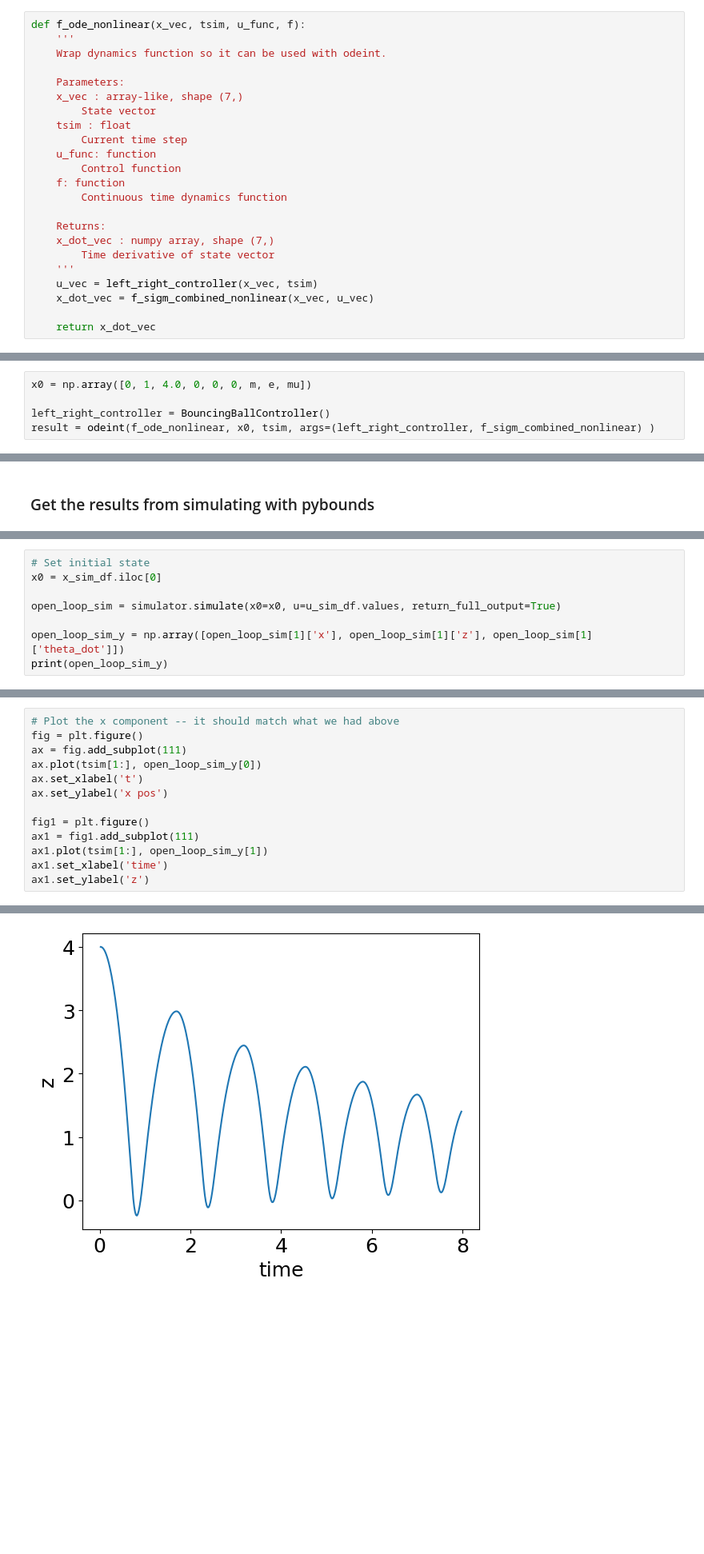
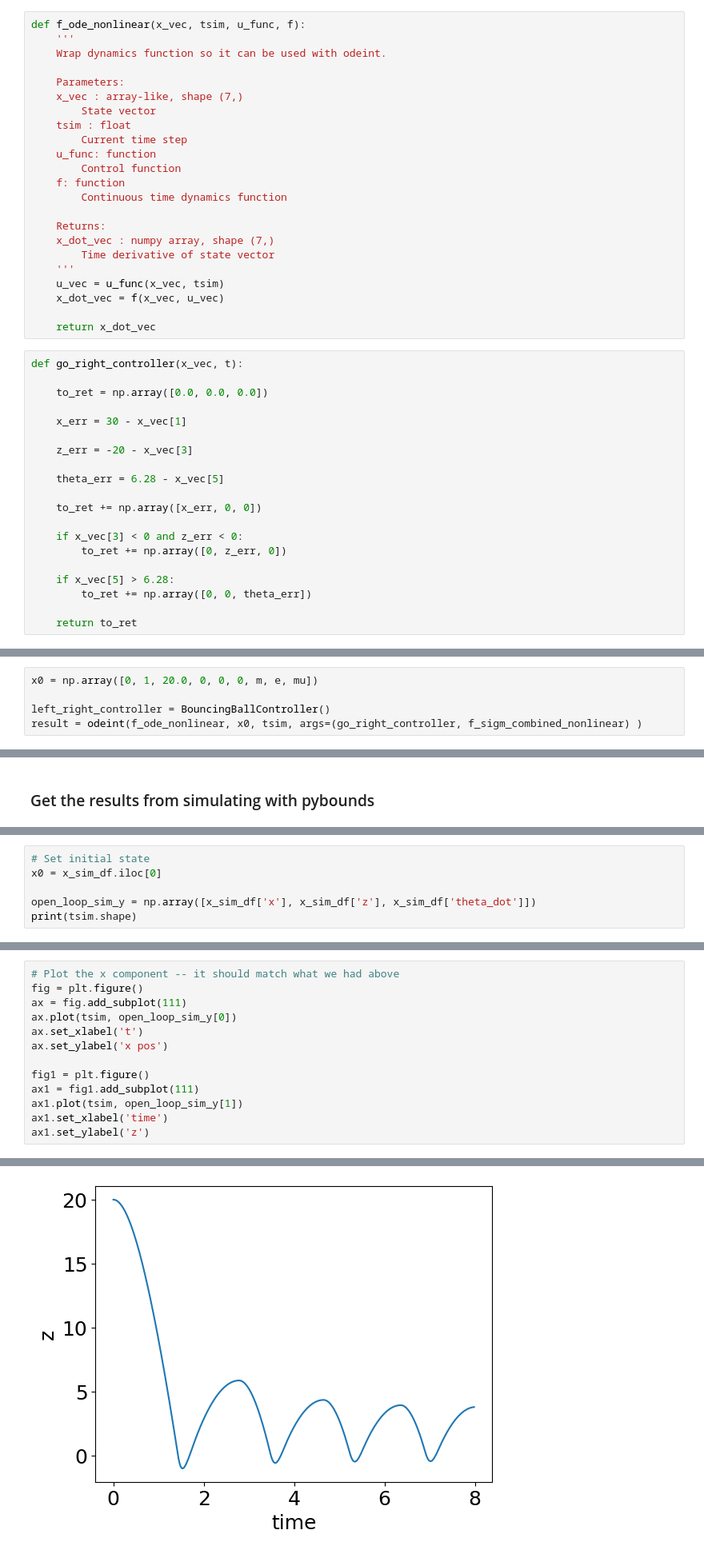
Before and after one commit to tylerjohnbecker/Nonlinear_and_Data_Driven_Estimation, a Jupyter notebook: BouncingBall.ipynb, the cells around one changed output, grey strips where cells are left out. Shown at 80% size. Drawn from its saved outputs; the diff is of its cells as text; blank space fills up the shorter version.

```diff
--- a/BouncingBall.ipynb
+++ b/BouncingBall.ipynb
@@ -713,17 +633,37 @@ def f_ode_nonlinear(x_vec, tsim, u_func, f):
     x_dot_vec : numpy array, shape (7,)
         Time derivative of state vector
     '''
-    u_vec = left_right_controller(x_vec, tsim)
-    x_dot_vec = f_sigm_combined_nonlinear(x_vec, u_vec)
+    u_vec = u_func(x_vec, tsim)
+    x_dot_vec = f(x_vec, u_vec)
 
     return x_dot_vec
+# %%
+def go_right_controller(x_vec, t):
+
+    to_ret = np.array([0.0, 0.0, 0.0])
+
+    x_err = 30 - x_vec[1]
+
+    z_err = -20 - x_vec[3]
+
+    theta_err = 6.28 - x_vec[5]
+
+    to_ret += np.array([x_err, 0, 0])
+
+    if x_vec[3] < 0 and z_err < 0:
+        to_ret += np.array([0, z_err, 0])
+
+    if x_vec[5] > 6.28:
+        to_ret += np.array([0, 0, theta_err])
+
+    return to_ret
 # %% [markdown]
 ## Creating simulation data for empirical analysys
 # %%
-x0 = np.array([0, 1, 4.0, 0, 0, 0, m, e, mu])
+x0 = np.array([0, 1, 20.0, 0, 0, 0, m, e, mu])
 
 left_right_controller = BouncingBallController()
-result = odeint(f_ode_nonlinear, x0, tsim, args=(left_right_controller, f_sigm_combined_nonlinear) )
+result = odeint(f_ode_nonlinear, x0, tsim, args=(go_right_controller, f_sigm_combined_nonlinear) )
 # %%
 fig = plt.figure()
 
@@ -777,8 +716,6 @@ x_sim_df = pd.DataFrame(result, columns=['x', 'x_dot', 'z', 'z_dot', 'theta', 't
 # Set initial state
 x0 = x_sim_df.iloc[0]
 
-open_loop_sim = simulator.simulate(x0=x0, u=u_sim_df.values, return_full_output=True)
-
-open_loop_sim_y = np.array([open_loop_sim[1]['x'], open_loop_sim[1]['z'], open_loop_sim[1]['theta_dot']])
-print(open_loop_sim_y)
+open_loop_sim_y = np.array([x_sim_df['x'], x_sim_df['z'], x_sim_df['theta_dot']])
+print(tsim.shape)
 # %% [output]
@@ -792,13 +724,13 @@ print(open_loop_sim_y)
 # Plot the x component -- it should match what we had above
 fig = plt.figure()
 ax = fig.add_subplot(111)
-ax.plot(tsim[1:], open_loop_sim_y[0])
+ax.plot(tsim, open_loop_sim_y[0])
 ax.set_xlabel('t')
 ax.set_ylabel('x pos')
 
 fig1 = plt.figure()
 ax1 = fig1.add_subplot(111)
-ax1.plot(tsim[1:], open_loop_sim_y[1])
+ax1.plot(tsim, open_loop_sim_y[1])
 ax1.set_xlabel('time')
 ax1.set_ylabel('z')
 # %% [output]
@@ -807,4 +739,4 @@ Text(0, 0.5, 'z')
-[figure, old version]
+[figure, new version]
 # %%
 # Write as a function so we can reuse it
 def perturb_state_and_simulate(simulator, state_to_perturb, plot=False):
```
Also changed, not shown: parts of 56 cells of this notebook.
